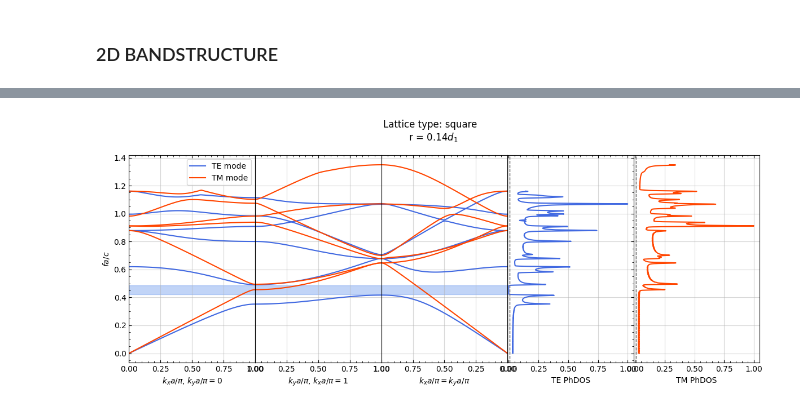
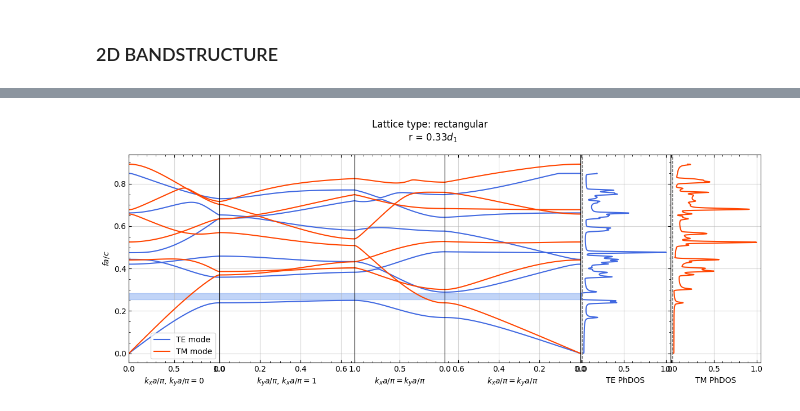
Before and after one commit to davidepitti99/Photonics, a Jupyter notebook: Photonic Bandstructure/2D/photonic_bandstructure_2D.ipynb, the cells around one changed output, grey strips where cells are left out. Cells and saved outputs as stored; diff of their text form; code cells hidden in the pictures.

```diff
--- a/Photonic Bandstructure/2D/photonic_bandstructure_2D.ipynb
+++ b/Photonic Bandstructure/2D/photonic_bandstructure_2D.ipynb
@@ -63,17 +66,17 @@ dielectric_function = 'circular_rods'
 if dielectric_function == 'circular_rods':
     eps1 = 9
     eps2 = 1
-    n_ratios = 23
-    ratios = np.linspace(0.06, 0.5, n_ratios)
+    n_ratios = 10
+    ratios = np.linspace(0.2, 0.5, n_ratios)
 
-lattice_type = 'square'
+lattice_type = 'rectangular'
 if lattice_type == 'oblique':
     d1 = 1e-6
     d2 = d1
     phi = np.pi/4
 elif lattice_type == 'rectangular':
     d1 = 1e-6
-    d2 = 2e-6
+    d2 = 1.5e-6
 elif lattice_type == 'square':
     d1 = 1e-6
 elif lattice_type == 'rhombic':
@@ -84,7 +87,7 @@ elif lattice_type == 'hexagonal':
 
 Nk = 100
 
-N = 10
+N = 5
 show_bands = 6
 
 eta = 0.003
@@ -100,11 +103,26 @@ if lattice_type == 'oblique':
 elif lattice_type == 'rectangular':
     phi = np.pi/2
     Gs = reciprocal_lattice_vectors_2D(d1, d2, phi, N)
+    #print(Gs/(2*np.pi*1e6))
+    V0 = d1*d2
+    rs = ratios*np.min([d1,d2])
+    kxs = np.concatenate([np.linspace(0, np.pi/d1, Nk), np.pi/d1*np.ones(Nk), np.linspace(np.pi/d1, 0, Nk), np.zeros(Nk)])
+    kys = np.concatenate([np.zeros(Nk), np.linspace(0, np.pi/d2, Nk), np.pi/d2*np.ones(Nk), np.linspace(np.pi/d2, 0, Nk)])
+    ks = np.stack((kxs, kys), axis=-1)
+    normalized_ks = ks*d1/(np.pi)
+    n_columns = 6
+    width_ratios=[1, d2/d1, 1, d2/d1, 1, 1]
 elif lattice_type == 'square':
     phi = np.pi/2
     Gs = reciprocal_lattice_vectors_2D(d1, d1, phi, N)
+    V0 = d1**2
+    rs = ratios*d1
     kxs = np.concatenate([np.linspace(0, np.pi/d1, Nk), np.pi/d1*np.ones(Nk), np.linspace(np.pi/d1, 0, Nk)])
     kys = np.concatenate([np.zeros(Nk), np.linspace(0, np.pi/d1, Nk), np.linspace(np.pi/d1, 0, Nk)])
+    ks = np.stack((kxs, kys), axis=-1)
+    normalized_ks = ks*d1/(np.pi)
+    n_columns = 5
+    width_ratios=[1, 1, 1, 1, 1]
 elif lattice_type == 'rhombic':
     Gs = reciprocal_lattice_vectors_2D(d1, d1, phi, N)
 elif lattice_type == 'hexagonal':
@@ -112,11 +130,14 @@ elif lattice_type == 'hexagonal':
     Gs = reciprocal_lattice_vectors_2D(d1, d1, phi, N)
     kxs = np.concatenate([np.linspace(0, np.pi/d1, Nk), np.pi/d1*np.ones(Nk), np.linspace(np.pi/d1, 0, Nk)])
     kys = np.concatenate([np.zeros(Nk), np.linspace(0, np.pi/(np.sqrt(3)*d1), Nk), np.linspace(np.pi/(np.sqrt(3)*d1), 0, Nk)])
+    ks = np.stack((kxs, kys), axis=-1)
+    normalized_ks = ks*d1/(np.pi)
+    n_columns = 5
+    width_ratios=[1, np.max(normalized_ks[Nk:2*Nk,1])/np.max(normalized_ks[:Nk,0]), 1, 1, 1]
 
-ks = np.stack((kxs, kys), axis=-1)
-normalized_ks = ks*d1/(np.pi)
 Gs_prime = Gs.copy()
 dim = int(1+2*N*(N-1))
+#dim = (2*N-1)**2
 edges_TE = np.zeros((n_ratios,2*(dim-1)))
 edges_TM = np.zeros((n_ratios,2*(dim-1)))
 edges_TE_TM = np.zeros((n_ratios,2*(dim-1)))
@@ -126,18 +147,18 @@ colors = ['royalblue', 'orangered']
 colors_bandgap = ['cornflowerblue', 'coral', 'violet']
 for i1, ratio in enumerate(ratios):
     labels = ['TE mode', 'TM mode']
-    r = d1*ratio
+    r = rs[i1]
     start_time = time.perf_counter()
     theta_TE = np.zeros((dim, dim), dtype = 'complex')
     theta_TM = np.zeros((dim, dim), dtype = 'complex')
-    omegas = np.zeros((Nk*3, 2*dim), dtype = 'complex')
+    omegas = np.zeros((Nk*(n_columns-2), 2*dim), dtype = 'complex')
     for i, k in enumerate(ks):
         for j1, G in enumerate(Gs):
             G_plus_k = G + k
             for j2, G_prime in enumerate(Gs_prime):
                 delta_G = G - G_prime
                 if dielectric_function == 'circular_rods':
-                    xi = circular_dielectric_rod_2D_FC(eps1, eps2, d1, r, delta_G)
+                    xi = circular_dielectric_rod_2D_FC(eps1, eps2, V0, r, delta_G)
                     theta_TE[j1, j2] = xi*np.linalg.norm(G_prime+k)**2
                     theta_TM[j1, j2] = xi*np.dot(G_plus_k,G_prime+k)
         eigenvalues, eigenvectors = np.linalg.eig(theta_TE)
@@ -157,12 +178,17 @@ for i1, ratio in enumerate(ratios):
     print(f"Execution time of the for loop: {elapsed_time:.6f} seconds")
 
     fig = plt.figure(figsize = (12,5))
-    gs = GridSpec(1, 5, width_ratios=[1, np.max(normalized_ks[Nk:2*Nk,1])/np.max(normalized_ks[:Nk,0]), 1, 1, 1])
+    gs = GridSpec(1, n_columns, width_ratios=width_ratios)
     ax0 = fig.add_subplot(gs[0])
     ax1 = fig.add_subplot(gs[1], sharey=ax0)
     ax2 = fig.add_subplot(gs[2], sharey=ax0)
-    ax3 = fig.add_subplot(gs[3], sharey=ax0)
-    ax4 = fig.add_subplot(gs[4], sharey=ax0)
+    if n_columns == 5:
+        ax_DOS_TE = fig.add_subplot(gs[3], sharey=ax0)
+        ax_DOS_TM = fig.add_subplot(gs[4], sharey=ax0)
+    elif n_columns == 6:
+        ax3 = fig.add_subplot(gs[3], sharey=ax0)
+        ax_DOS_TE = fig.add_subplot(gs[4], sharey=ax0)
+        ax_DOS_TM = fig.add_subplot(gs[5], sharey=ax0)
 
     fig.suptitle(f"Lattice type: {lattice_type} \n r = ${round(ratio,2)}d_1$")
 
@@ -188,32 +214,38 @@ for i1, ratio in enumerate(ratios):
 
         if T_index == 0:
              edges_TE[i1][:len(lower_edges) + len(upper_edges)] = np.sort(np.concatenate([lower_edges, upper_edges]))
-             ax3.plot(D_omega, omega_range, color = colors[T_index])
-             ax3.set_xlabel("TE PhDOS")
+             ax_DOS_TE.plot(D_omega, omega_range, color = colors[T_index])
+             ax_DOS_TE.set_xlabel("TE PhDOS")
         else:
              edges_TM[i1][:len(lower_edges) + len(upper_edges)] = np.sort(np.concatenate([lower_edges, upper_edges]))
-             ax4.plot(D_omega, omega_range, color = colors[T_index])
-             ax4.set_xlabel("TM PhDOS")
+             ax_DOS_TM.plot(D_omega, omega_range, color = colors[T_index])
+             ax_DOS_TM.set_xlabel("TM PhDOS")
 
         ax0.plot(normalized_ks[:Nk,0], normalized_omegas[:Nk], color = colors[T_index], label = labels[T_index])
         ax1.plot(normalized_ks[Nk:2*Nk,1], normalized_omegas[Nk:2*Nk], color = colors[T_index])
-        ax2.plot(normalized_ks[2*Nk:,0], normalized_omegas[2*Nk:], color = colors[T_index])
-        ax3.axvline(threshold, linestyle = "--", linewidth = 1, color = "grey")
-        ax4.axvline(threshold, linestyle = "--", linewidth = 1, color = "grey")
+        ax2.plot(normalized_ks[2*Nk:3*Nk,0], normalized_omegas[2*Nk:3*Nk], color = colors[T_index])
+        if n_columns == 6:
+            ax3.plot(normalized_ks[3*Nk:,1], normalized_omegas[3*Nk:4*Nk], color = colors[T_index])
+        ax_DOS_TE.axvline(threshold, linestyle = "--", linewidth = 1, color = "grey")
+        ax_DOS_TM.axvline(threshold, linestyle = "--", linewidth = 1, color = "grey")
 
         for i in range(len(lower_edges)):
             ax0.axhspan(lower_edges[i], upper_edges[i], alpha=0.4, color=colors_bandgap[T_index])
             ax1.axhspan(lower_edges[i], upper_edges[i], alpha=0.4, color=colors_bandgap[T_index])
             ax2.axhspan(lower_edges[i], upper_edges[i], alpha=0.4, color=colors_bandgap[T_index])
-            #ax3.axhspan(lower_edges[i], upper_edges[i], alpha=0.4, color=colors_bandgap[T_index])
-            #ax4.axhspan(lower_edges[i], upper_edges[i], alpha=0.4, color=colors_bandgap[T_index])
+            if n_columns == 6:
+                ax3.axhspan(lower_edges[i], upper_edges[i], alpha=0.4, color=colors_bandgap[T_index])
+            #ax_DOS_TE.axhspan(lower_edges[i], upper_edges[i], alpha=0.4, color=colors_bandgap[T_index])
+            #ax_DOS_TM.axhspan(lower_edges[i], upper_edges[i], alpha=0.4, color=colors_bandgap[T_index])
 
         overlapping_lower, overlapping_upper = find_overlapping_intervals(edges_TE[i1][::2], edges_TE[i1][1::2], edges_TM[i1][::2], edges_TM[i1][1::2])
         for i in range(len(overlapping_lower)):
             ax0.axhspan(overlapping_lower[i], overlapping_upper[i], alpha=0.4, color=colors_bandgap[2])
             ax1.axhspan(overlapping_lower[i], overlapping_upper[i], alpha=0.4, color=colors_bandgap[2])
             ax2.axhspan(overlapping_lower[i], overlapping_upper[i], alpha=0.4, color=colors_bandgap[2])
-            #ax3.axhspan(overlapping_lower[i], overlapping_upper[i], alpha=0.4, color=colors_bandgap[2])
+            if n_columns == 6:
+                ax3.axhspan(overlapping_lower[i], overlapping_upper[i], alpha=0.4, color=colors_bandgap[2])
+            #ax_DOS_TE.axhspan(overlapping_lower[i], overlapping_upper[i], alpha=0.4, color=colors_bandgap[2])
 
         edges_TE_TM[i1][:len(overlapping_lower) + len(overlapping_upper)] = np.sort(np.concatenate([overlapping_lower, overlapping_upper]))
 
@@ -226,16 +258,22 @@ for i1, ratio in enumerate(ratios):
 
     ax0.set_xlim(np.min(normalized_ks[:Nk,0]), np.max(normalized_ks[:Nk,0]))
     ax1.set_xlim(np.min(normalized_ks[Nk:2*Nk,1]),np.max(normalized_ks[Nk:2*Nk,1]))
-    ax2.set_xlim(np.max(normalized_ks[2*Nk:,0]),np.min(normalized_ks[2*Nk:,0]))
-    ax3.set_xlim(-0.01,None)
-    ax4.set_xlim(-0.01,None)
+    ax2.set_xlim(np.max(normalized_ks[2*Nk:3*Nk,0]),np.min(normalized_ks[2*Nk:3*Nk,0]))
+    ax_DOS_TE.set_xlim(-0.01,None)
+    ax_DOS_TM.set_xlim(-0.01,None)
 
     ax1.tick_params(axis='y', which='both', left=False, right=False, labelleft=False)
     ax2.tick_params(axis='y', which='both', left=False, right=False, labelleft=False)
-    ax3.tick_params(axis='y', which='both', left=False, right=False, labelleft=False)
-    ax4.tick_params(axis='y', which='both', left=False, right=False, labelleft=False)
+    ax_DOS_TE.tick_params(axis='y', which='both', left=False, right=False, labelleft=False)
+    ax_DOS_TM.tick_params(axis='y', which='both', left=False, right=False, labelleft=False)
 
-    ax3.yaxis.tick_right()
+    if n_columns == 6:
+        ax3.set_xlabel(r"$k_xa/\pi = k_ya/\pi$ ")
+        ax3.set_xlim(ax3.get_xlim()[::-1])
+        ax3.set_xlim(np.max(normalized_ks[3*Nk:4*Nk,1]),np.min(normalized_ks[3*Nk:4*Nk,1]))
+        ax3.tick_params(axis='y', which='both', left=False, right=False, labelleft=False)
+
+    ax_DOS_TE.yaxis.tick_right()
 
     plt.tight_layout()
     plt.subplots_adjust(wspace=0)
@@ -273 +311 @@ Execution time of the for loop: 285.956465 seconds
-[figure, old version]
+[figure, new version]
```
Also changed, not shown: parts of 4 cells of this notebook, 29 other files.
